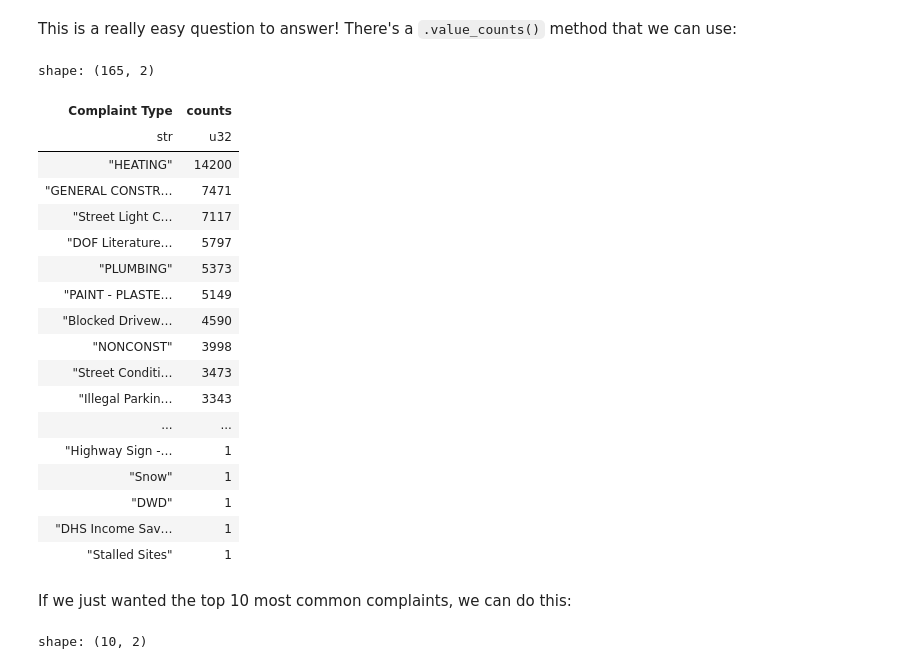
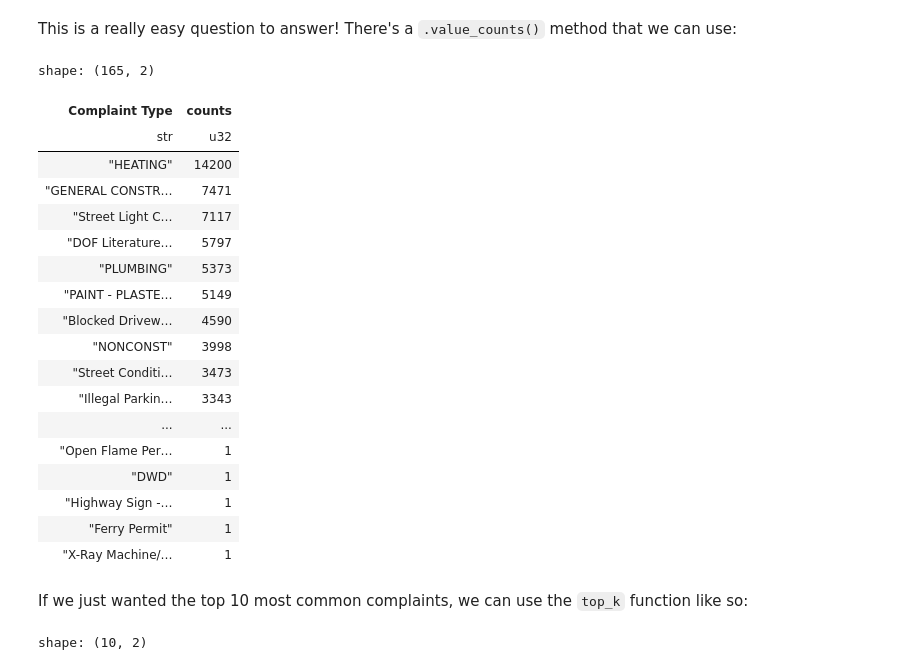
Before and after one commit to escobar-west/pandas-cookbook, a Jupyter notebook: cookbook_polars/Chapter 2 - Selecting data & finding the most common complaint type.ipynb, the cells around one changed output. Cells and saved outputs as stored; diff of their text form; code cells hidden in the pictures.

```diff
--- a/cookbook_polars/Chapter 2 - Selecting data & finding the most common complaint type.ipynb
+++ b/cookbook_polars/Chapter 2 - Selecting data & finding the most common complaint type.ipynb
@@ -159,27 +148,27 @@ shape: (10, 2)
 # %% [markdown]
 This is a really easy question to answer! There's a `.value_counts()` method that we can use:
 # %%
-complaints['Complaint Type'].value_counts().sort('counts', descending=True)
+complaints['Complaint Type'].value_counts(sort=True)
 # %% [output]
 shape: (165, 2)
 | Complaint Type | counts |
 | str | u32 |
 | "HEATING" | 14200 |
 | "GENERAL CONSTR… | 7471 |
 | "Street Light C… | 7117 |
 | "DOF Literature… | 5797 |
 | "PLUMBING" | 5373 |
 | "PAINT - PLASTE… | 5149 |
 | "Blocked Drivew… | 4590 |
 | "NONCONST" | 3998 |
 | "Street Conditi… | 3473 |
 | "Illegal Parkin… | 3343 |
 | ... | ... |
+| "Open Flame Per… | 1 |
+| "DWD" | 1 |
 | "Highway Sign -… | 1 |
-| "Snow" | 1 |
-| "DWD" | 1 |
-| "DHS Income Sav… | 1 |
-| "Stalled Sites" | 1 |
+| "Ferry Permit" | 1 |
+| "X-Ray Machine/… | 1 |
 # %% [markdown]
-If we just wanted the top 10 most common complaints, we can do this:
+If we just wanted the top 10 most common complaints, we can use the `top_k` function like so:
 # %%
```
Also changed, not shown: parts of 8 cells of this notebook, 9 other files.
